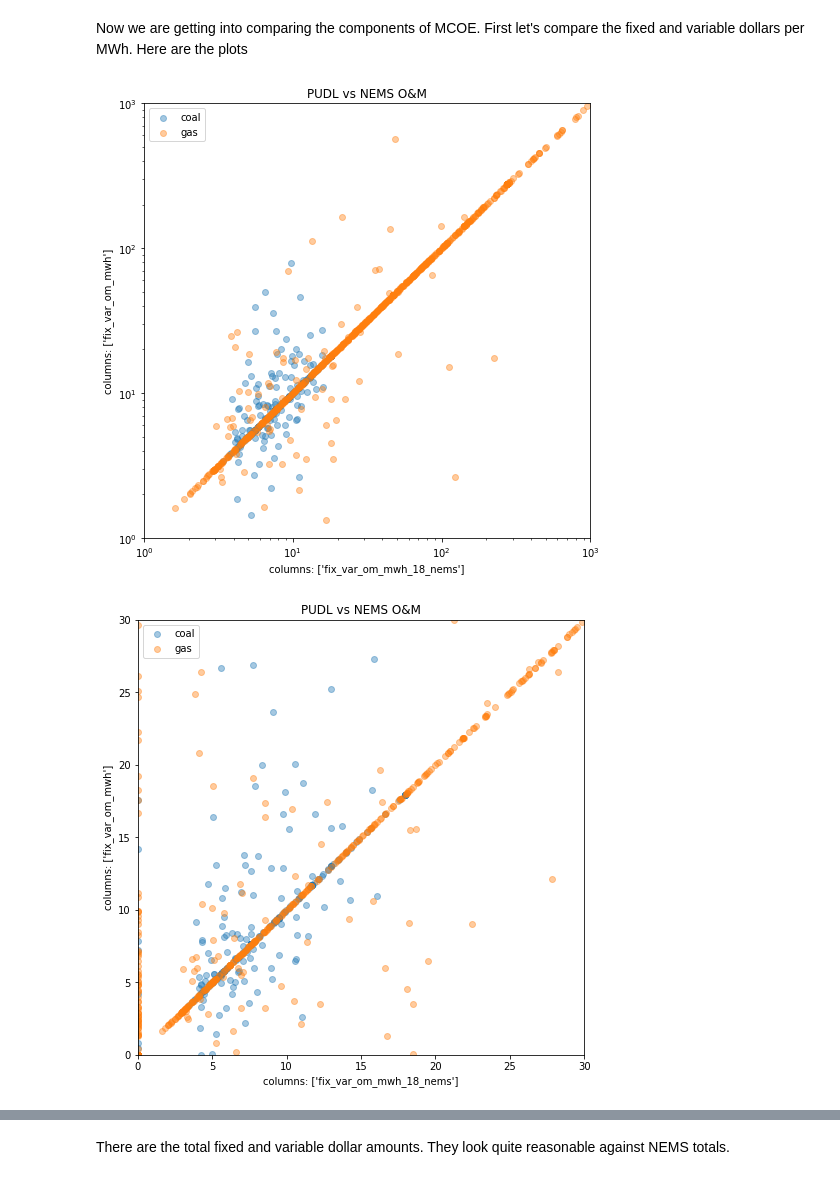
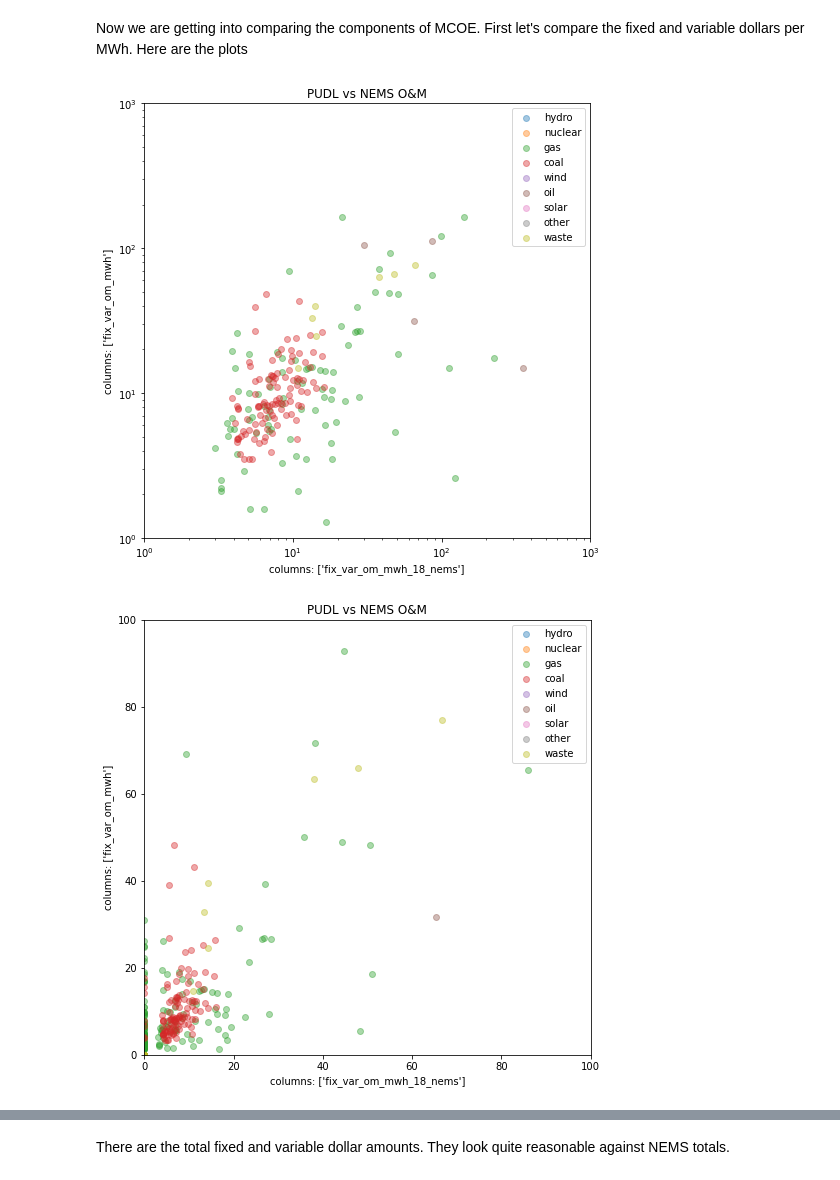
Before and after one commit to catalyst-cooperative/ei-mcoe-map, a Jupyter notebook: mcoe_compilation.ipynb, the cells around one changed output, grey strips where cells are left out. Saved outputs shown, nothing was run; the diff lists cells and outputs as text; code cells hidden in the pictures.

```diff
--- a/mcoe_compilation.ipynb
+++ b/mcoe_compilation.ipynb
@@ -40,4 +42,4 @@ pd.options.display.max_columns = None
 pudl_settings = pudl.workspace.setup.get_defaults()
 pudl_engine = sa.create_engine(pudl_settings["pudl_db"])
 # %%
-pudl_out = pudl.output.pudltabl.PudlTabl(pudl_engine, freq='AS', rolling=True)
+pudl_out = pudl.output.pudltabl.PudlTabl(pudl_engine, freq='AS', fill=True, roll=True)
@@ -178,0 +226,13 @@ Finished compiling Part 1 unit-fuel level data
+# %%
+plant_non_nems = plant[(~plant.fix_var_is_NEMS)]
+plt.hist(plant_non_nems.fix_var_om_mwh, density=True, cumulative=True,
+         range=(0,100), label='PUDL (Non-Nems)', alpha=.5,
+         bins=100);
+
+plt.hist((plant.fix_var_om_mwh_18_nems), density=True, cumulative=True,
+         range=(0,100), label='NEMS', alpha=.7,
+         bins=100);
+plt.xlabel('Non-Fuel OM $/MWh')
+plt.legend()
+plt.title("PUDL vs NEMS Non-Fuel OM Distribution")
+plt.show()
@@ -179,14 +241,2 @@ Finished compiling Part 1 unit-fuel level data
 # %% [markdown]
 this is a check to see the general shape of the fixed and variable O&M of the PUDL data is similar to NEMS
-# %%
-plant_non_nems = plant[~plant.fix_var_is_NEMS]
-plt.hist((plant_non_nems.fix_var_om_mwh_18_nems), density=True, cumulative=True,
-         range=(0,100), label='NEMS',
-         bins=100);
-
-plt.hist(plant_non_nems.fix_var_om_mwh, density=True, cumulative=True,
-         range=(0,100), label='PUDL',
-         bins=100);
-
-plt.legend()
-plt.show()
@@ -209,19 +257,19 @@ plot_mcoe_vs_nems(plant,
 Now we are getting into comparing the components of MCOE. First let's compare the fixed and variable dollars per MWh.
 Here are the plots
 # %%
-plot_mcoe_vs_nems(plant,
+plot_mcoe_vs_nems(plant_non_nems,
                   x_cols=['fix_var_om_mwh'], y_cols=['fix_var_om_mwh_18_nems'],
                   log=True,
                   x_lim=(1,1e3), y_lim=(1,1e3),
-                  fuels=['coal','gas']
+                  #fuels=['coal','gas']
                  );
-plot_mcoe_vs_nems(plant,
+plot_mcoe_vs_nems(plant_non_nems,
                   x_cols=['fix_var_om_mwh'], y_cols=['fix_var_om_mwh_18_nems'],
                   log=False,
-                  x_lim=(0,30), y_lim=(0,30),
-                  fuels=['coal','gas']
+                  x_lim=(0,100), y_lim=(0,100),
+                  #fuels=['coal','gas']
                  );
 # %% [output]
-[figure, old version]
+[figure, new version]
-[figure, old version]
+[figure, new version]
 # %%
```
Also changed, not shown: parts of 40 cells of this notebook, 1 other file.
